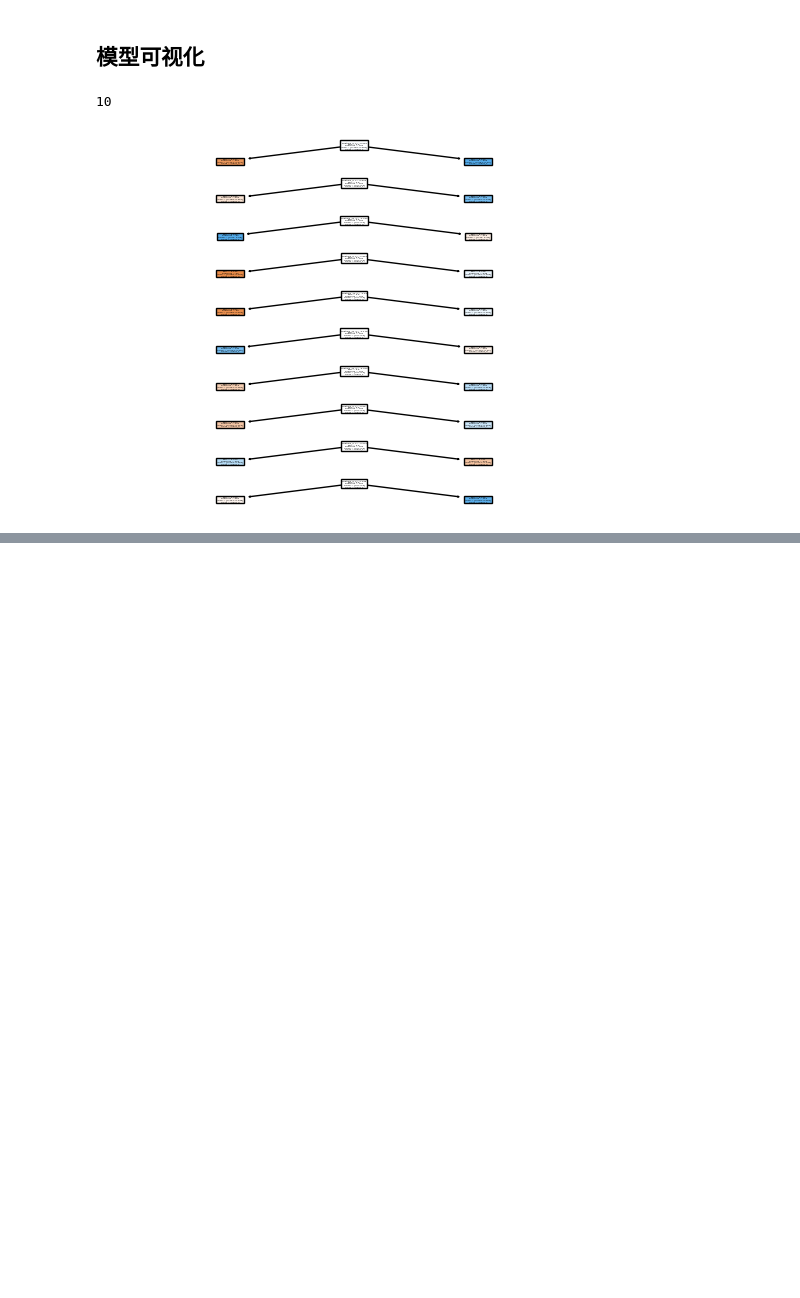
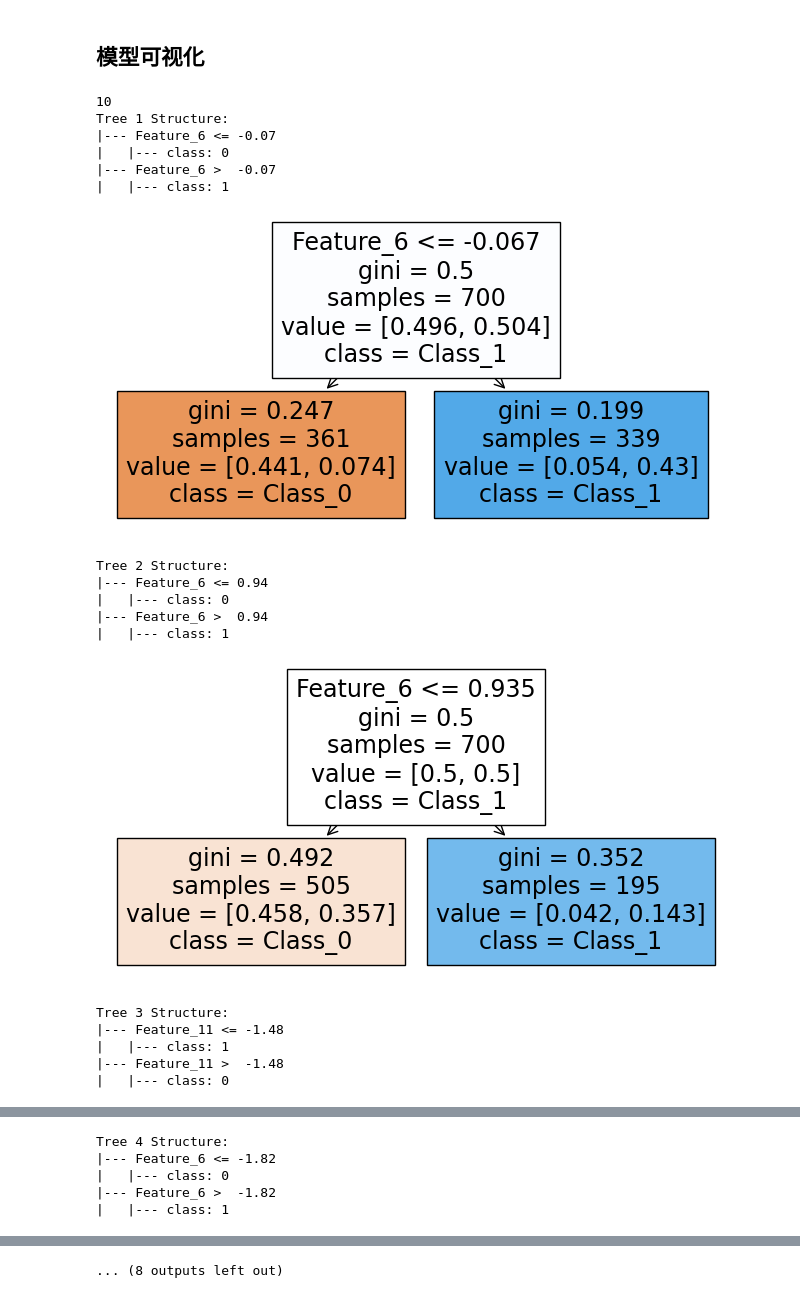
Before and after one commit to hcheng1005/about_Radar, a Jupyter notebook: 机器学习篇/AdaBoost.ipynb, the cells around one changed output, grey strips where cells are left out. Drawn from its saved outputs; the diff is of its cells as text; code cells hidden in the pictures; blank space fills up the shorter version.

```diff
--- a/机器学习篇/AdaBoost.ipynb
+++ b/机器学习篇/AdaBoost.ipynb
@@ -121,16 +126,35 @@ $$
 # %% [markdown]
 ## 模型可视化
 # %%
-from sklearn.tree import plot_tree
+from sklearn.tree import plot_tree, export_text
 import matplotlib.pyplot as plt
 
-plt.figure()
 print(len(ada_classifier.estimators_))
 for idx in range(len(ada_classifier.estimators_)):
     tree = ada_classifier.estimators_[idx]
-    plt.subplot(len(ada_classifier.estimators_), 1, idx+1)
+
+    tree_structure = export_text(tree, feature_names=['Feature_'+str(i) for i in range(features_)])
+    print(f"Tree {idx+1} Structure:\n{tree_structure}\n")
+
+    plt.figure(figsize=(8,4))
     plot_tree(tree, filled=True, feature_names=['Feature_'+str(i) for i in range(features_)], class_names=['Class_0', 'Class_1'])
-plt.show()
+    plt.show()
 # %% [output]
 10
+Tree 1 Structure:
+|--- Feature_6 <= -0.07
+|   |--- class: 0
+|--- Feature_6 >  -0.07
+|   |--- class: 1
-[figure, old version]
+[figure, new version]
+Tree 2 Structure:
+|--- Feature_6 <= 0.94
+|   |--- class: 0
+|--- Feature_6 >  0.94
+|   |--- class: 1
+[figure, added]
+Tree 3 Structure:
+|--- Feature_11 <= -1.48
+|   |--- class: 1
+|--- Feature_11 >  -1.48
+|   |--- class: 0
@@ -136,0 +162,5 @@ plt.show()
+Tree 4 Structure:
+|--- Feature_6 <= -1.82
+|   |--- class: 0
+|--- Feature_6 >  -1.82
+|   |--- class: 1
@@ -136,0 +180 @@ plt.show()
+... (8 outputs left out)
```
Also changed, not shown: parts of 2 cells of this notebook, 2 other files.
